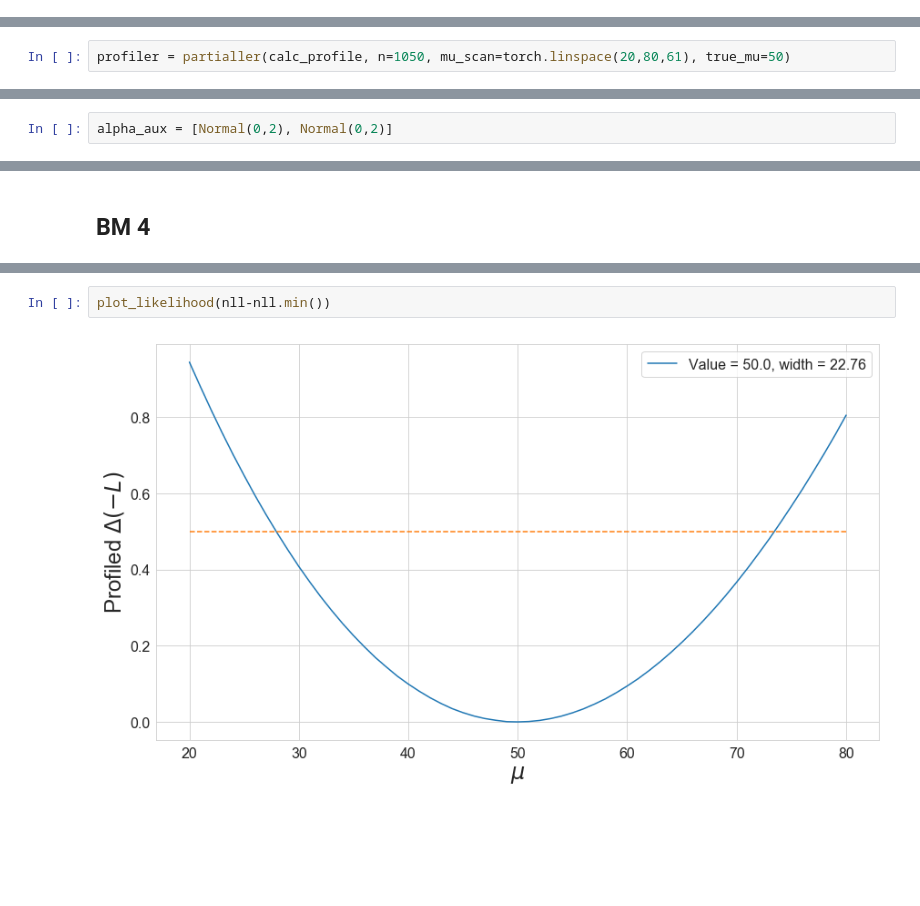
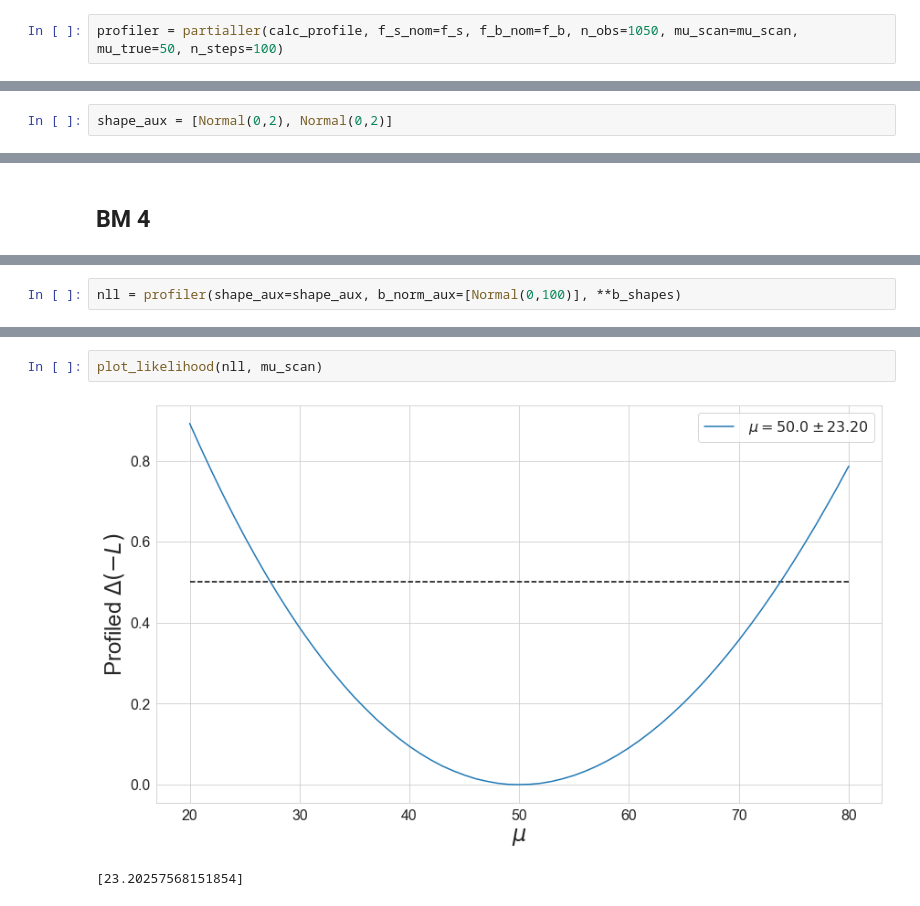
Before and after one commit to GilesStrong/pytorch_inferno, a Jupyter notebook: nbs/07_inferno_exact.ipynb, the cells around one changed output, grey strips where cells are left out. Saved outputs shown, nothing was run; the diff lists cells and outputs as text; blank space fills up the shorter version.

```diff
--- a/nbs/07_inferno_exact.ipynb
+++ b/nbs/07_inferno_exact.ipynb
@@ -284,0 +395,2 @@ plot_likelihood(y-y.min())
+# %%
+profiler = partialler(calc_profile, f_s_nom=f_s, f_b_nom=f_b, n_obs=1050, mu_scan=mu_scan, mu_true=50, n_steps=100)
@@ -355,7 +475,5 @@ tensor([1.9180e-02, 1.0110e-01, 2.0000e-13, 2.7724e-02, 5.8166e-01, 4.1740e-03,
 # %% [markdown]
 # Newton
-# %%
-profiler = partialler(calc_profile, n=1050, mu_scan=torch.linspace(20,80,61), true_mu=50)
 # %% [markdown]
 ## BM 1
 r free, l fixed
@@ -430,4 +533,4 @@ tensor([1.1577e-01, 9.2812e-02, 2.0000e-13, 2.9213e-01, 2.2148e-01, 3.2724e-02,
 # %% [markdown]
 ## BM 3
 # %%
-alpha_aux = [Normal(0,2), Normal(0,2)]
+shape_aux = [Normal(0,2), Normal(0,2)]
@@ -470,0 +548,2 @@ nll = to_np(nll)
+# %%
+nll = profiler(shape_aux=shape_aux, b_norm_aux=[Normal(0,100)], **b_shapes)
@@ -471,4 +552,5 @@ nll = to_np(nll)
 # %%
-plot_likelihood(nll-nll.min())
+plot_likelihood(nll, mu_scan)
 # %% [output]
-[figure, old version]
+[figure, new version]
+[23.20257568151854]
```
Also changed, not shown: parts of 43 cells of this notebook, 12 other files.
